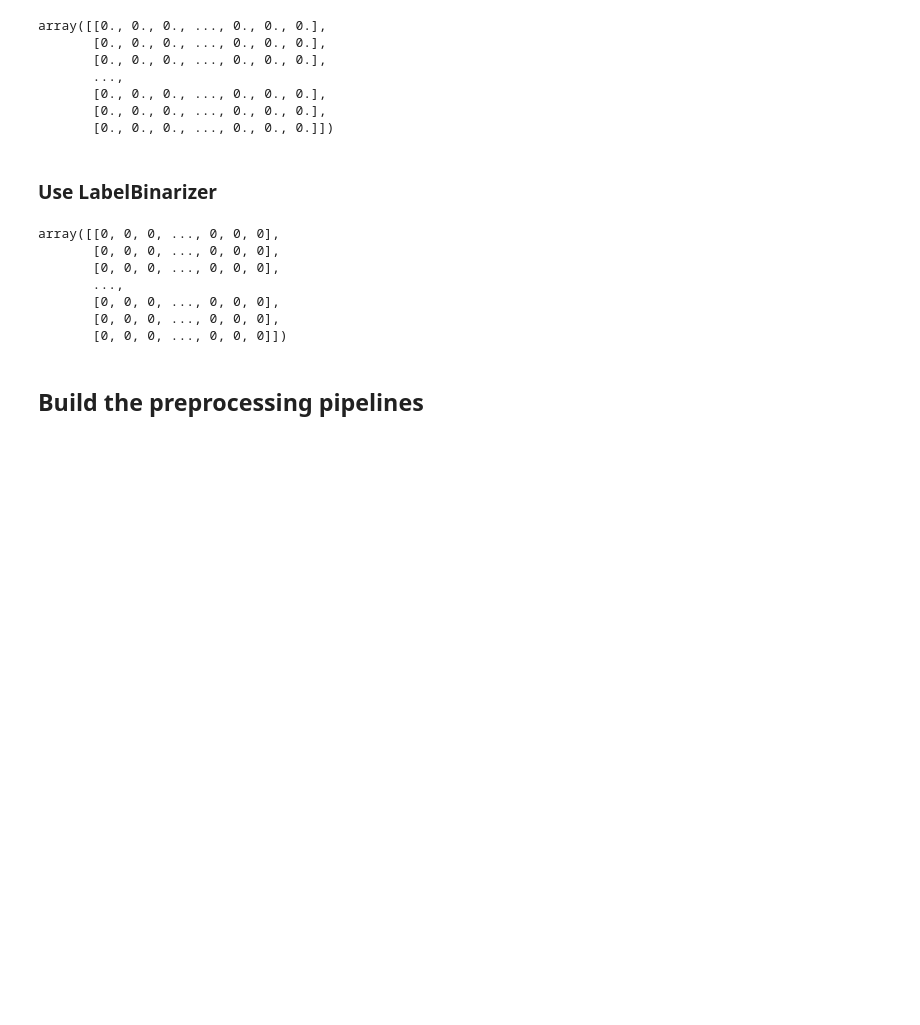
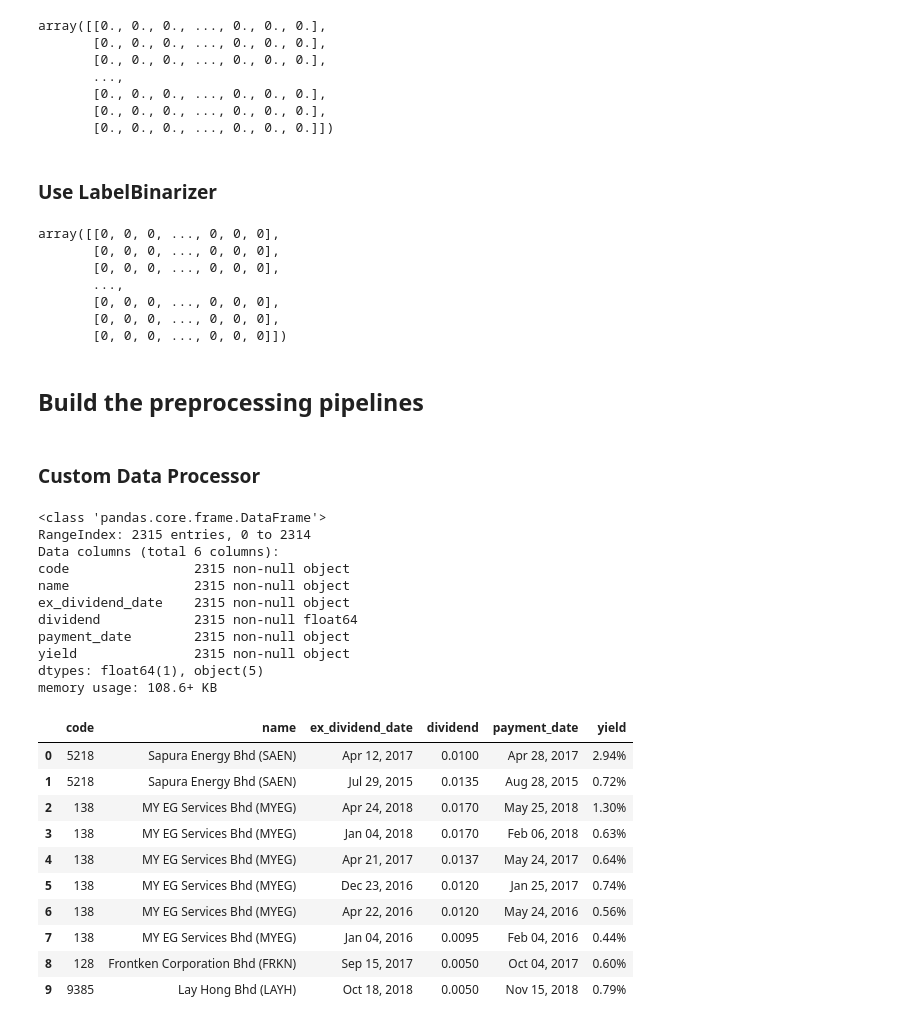
Before and after one commit to mengwangk/ai-playground, a Jupyter notebook: notebook/KLSE_preprocess.ipynb, the cells around one changed output. Cells and saved outputs as stored; diff of their text form; code cells hidden in the pictures; blank space fills up the shorter version.

```diff
--- a/notebook/KLSE_preprocess.ipynb
+++ b/notebook/KLSE_preprocess.ipynb
@@ -184,3 +188,5 @@ array([[0, 0, 0, ..., 0, 0, 0],
        [0, 0, 0, ..., 0, 0, 0]])
 # %% [markdown]
 ## Build the preprocessing pipelines
+# %% [markdown]
+### Custom Data Processor
@@ -186,0 +197,27 @@ array([[0, 0, 0, ..., 0, 0, 0],
+# %%
+df_dividends = pd.read_csv('../dataset/KLSE_dividends_investing.csv')
+df_dividends.info()
+df_dividends.head(10)
+# %% [output]
+<class 'pandas.core.frame.DataFrame'>
+RangeIndex: 2315 entries, 0 to 2314
+Data columns (total 6 columns):
+code                2315 non-null object
+name                2315 non-null object
+ex_dividend_date    2315 non-null object
+dividend            2315 non-null float64
+payment_date        2315 non-null object
+yield               2315 non-null object
+dtypes: float64(1), object(5)
+memory usage: 108.6+ KB
+|  | code | name | ex_dividend_date | dividend | payment_date | yield |
+| 0 | 5218 | Sapura Energy Bhd (SAEN) | Apr 12, 2017 | 0.0100 | Apr 28, 2017 | 2.94% |
+| 1 | 5218 | Sapura Energy Bhd (SAEN) | Jul 29, 2015 | 0.0135 | Aug 28, 2015 | 0.72% |
+| 2 | 138 | MY EG Services Bhd (MYEG) | Apr 24, 2018 | 0.0170 | May 25, 2018 | 1.30% |
+| 3 | 138 | MY EG Services Bhd (MYEG) | Jan 04, 2018 | 0.0170 | Feb 06, 2018 | 0.63% |
+| 4 | 138 | MY EG Services Bhd (MYEG) | Apr 21, 2017 | 0.0137 | May 24, 2017 | 0.64% |
+| 5 | 138 | MY EG Services Bhd (MYEG) | Dec 23, 2016 | 0.0120 | Jan 25, 2017 | 0.74% |
+| 6 | 138 | MY EG Services Bhd (MYEG) | Apr 22, 2016 | 0.0120 | May 24, 2016 | 0.56% |
+| 7 | 138 | MY EG Services Bhd (MYEG) | Jan 04, 2016 | 0.0095 | Feb 04, 2016 | 0.44% |
+| 8 | 128 | Frontken Corporation Bhd (FRKN) | Sep 15, 2017 | 0.0050 | Oct 04, 2017 | 0.60% |
+| 9 | 9385 | Lay Hong Bhd (LAYH) | Oct 18, 2018 | 0.0050 | Nov 15, 2018 | 0.79% |
```
Also changed, not shown: parts of 16 cells of this notebook, 4 other files.
